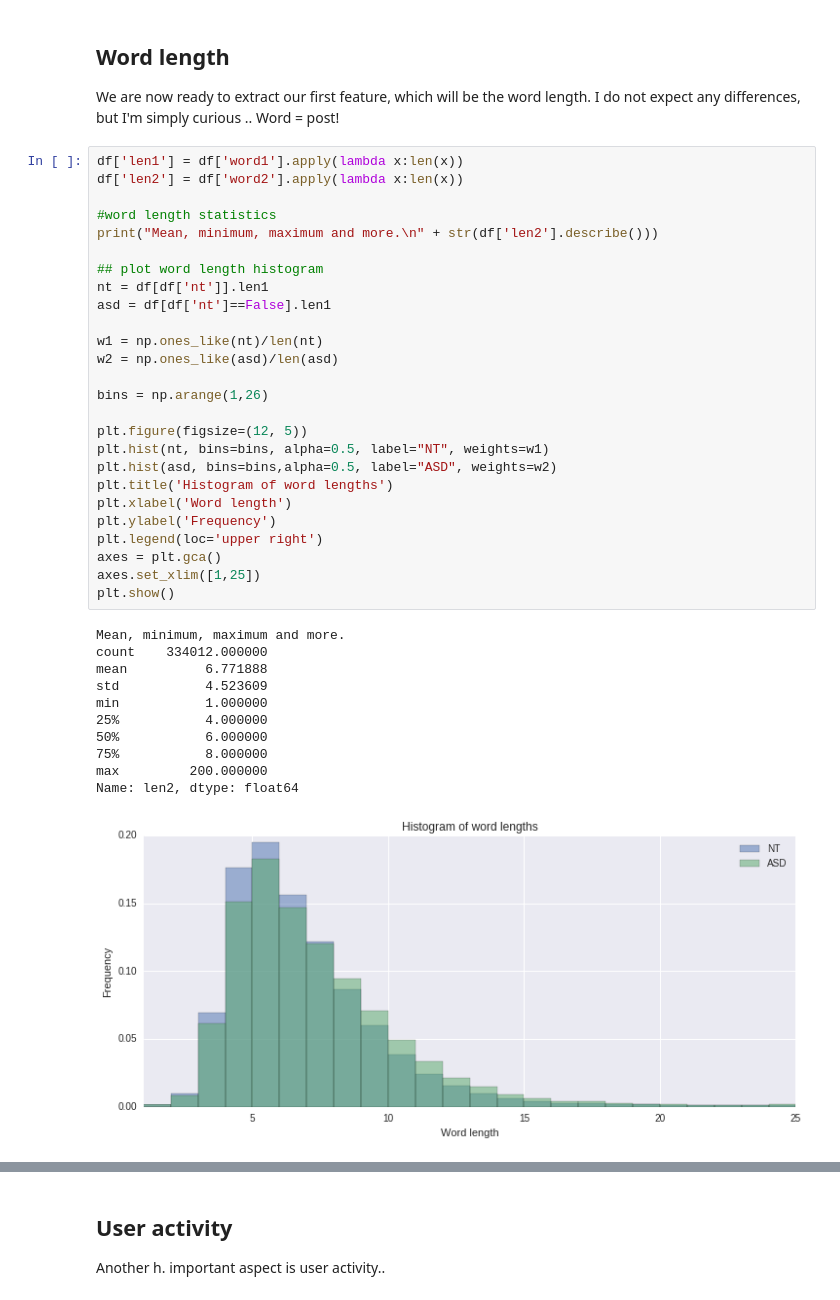
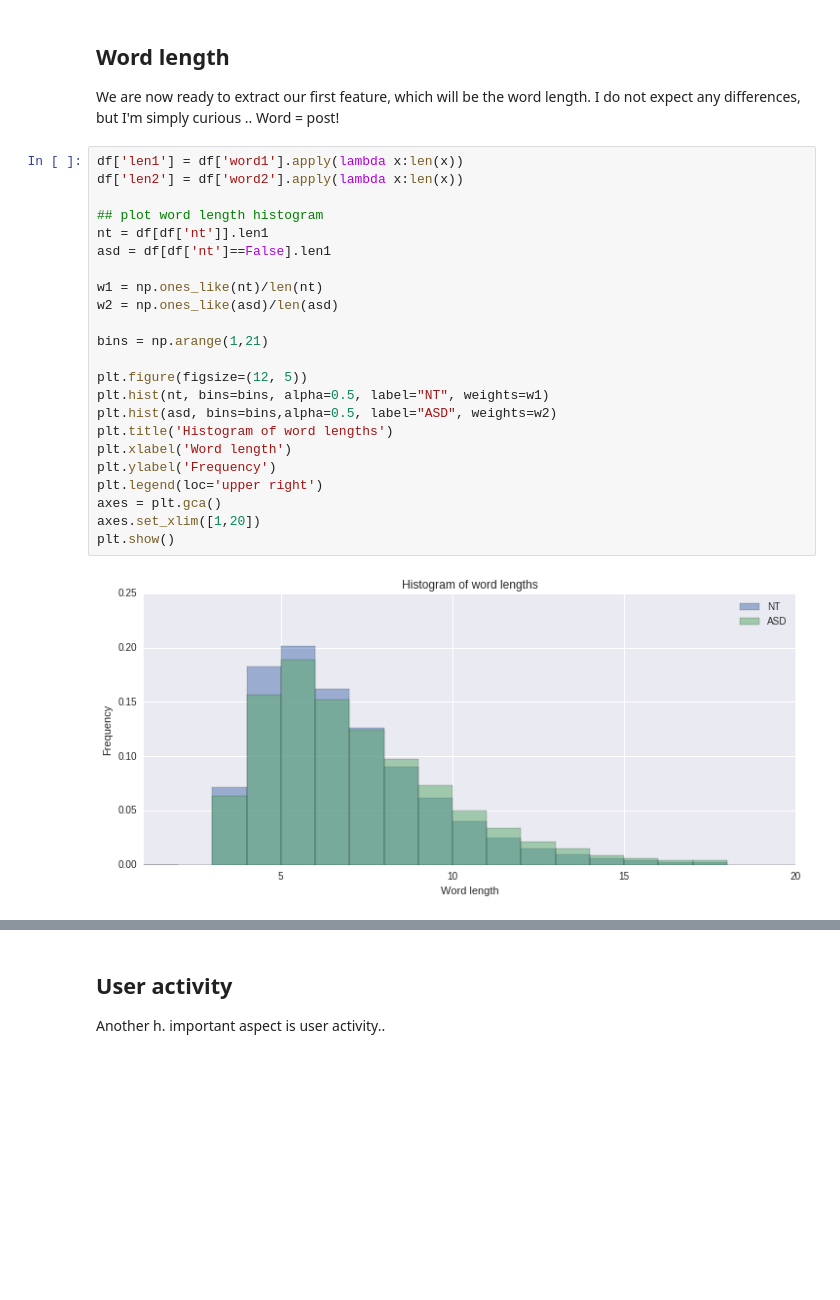
Before and after one commit to louweal/wordgame, a Jupyter notebook: notebooks/Wordgame Data Analysis.ipynb, the cells around one changed output, grey strips where cells are left out. Drawn from its saved outputs; the diff is of its cells as text; blank space fills up the shorter version.

```diff
--- a/notebooks/Wordgame Data Analysis.ipynb
+++ b/notebooks/Wordgame Data Analysis.ipynb
@@ -53,39 +52,26 @@ We are now ready to extract our first feature, which will be the word length. I
 # %%
 df['len1'] = df['word1'].apply(lambda x:len(x))
 df['len2'] = df['word2'].apply(lambda x:len(x))
-
-#word length statistics
-print("Mean, minimum, maximum and more.\n" + str(df['len2'].describe()))
 
 ## plot word length histogram
 nt = df[df['nt']].len1
 asd = df[df['nt']==False].len1
 
 w1 = np.ones_like(nt)/len(nt)
 w2 = np.ones_like(asd)/len(asd)
 
-bins = np.arange(1,26)
+bins = np.arange(1,21)
 
 plt.figure(figsize=(12, 5))
 plt.hist(nt, bins=bins, alpha=0.5, label="NT", weights=w1)
 plt.hist(asd, bins=bins,alpha=0.5, label="ASD", weights=w2)
 plt.title('Histogram of word lengths')
 plt.xlabel('Word length')
 plt.ylabel('Frequency')
 plt.legend(loc='upper right')
 axes = plt.gca()
-axes.set_xlim([1,25])
+axes.set_xlim([1,20])
 plt.show()
 # %% [output]
-Mean, minimum, maximum and more.
-count    334012.000000
-mean          6.771888
-std           4.523609
-min           1.000000
-25%           4.000000
-50%           6.000000
-75%           8.000000
-max         200.000000
-Name: len2, dtype: float64
-[figure, old version]
+[figure, new version]
 # %% [markdown]
```
Also changed, not shown: parts of 17 cells of this notebook.
